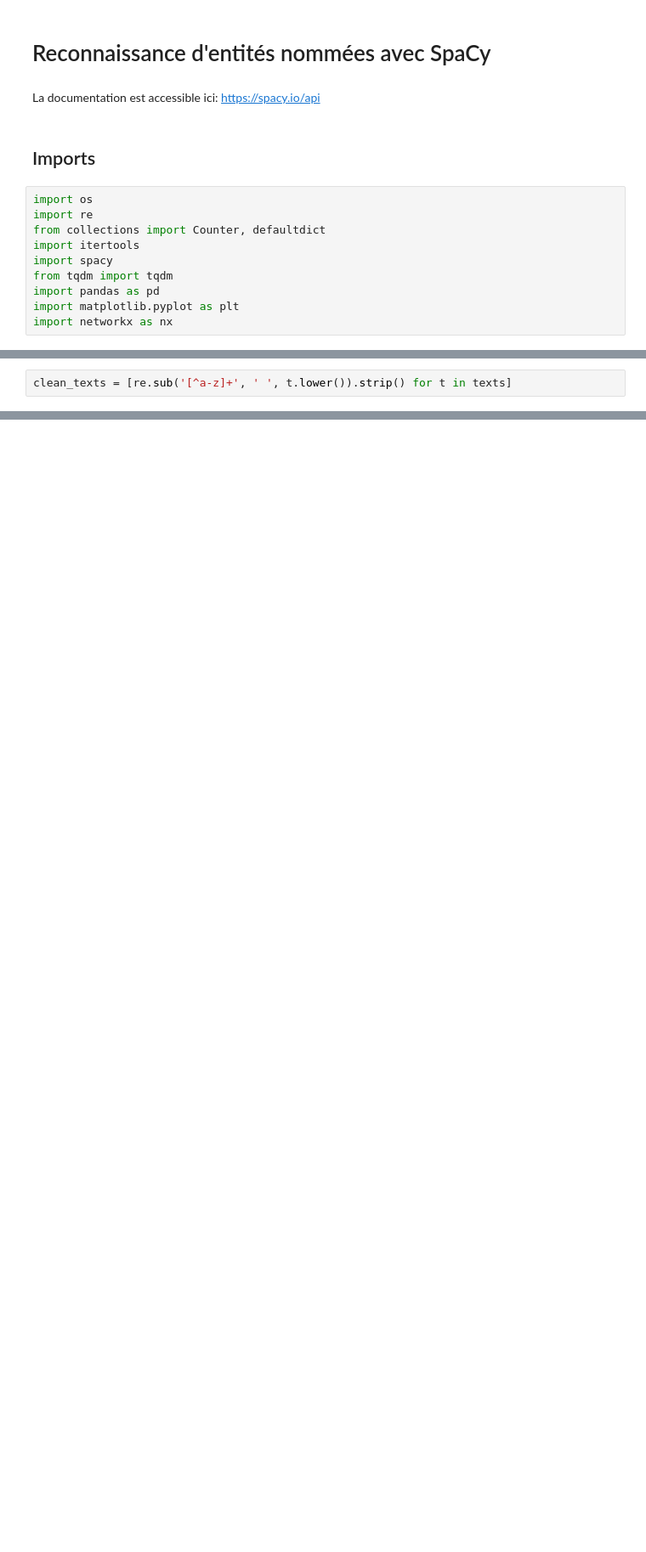
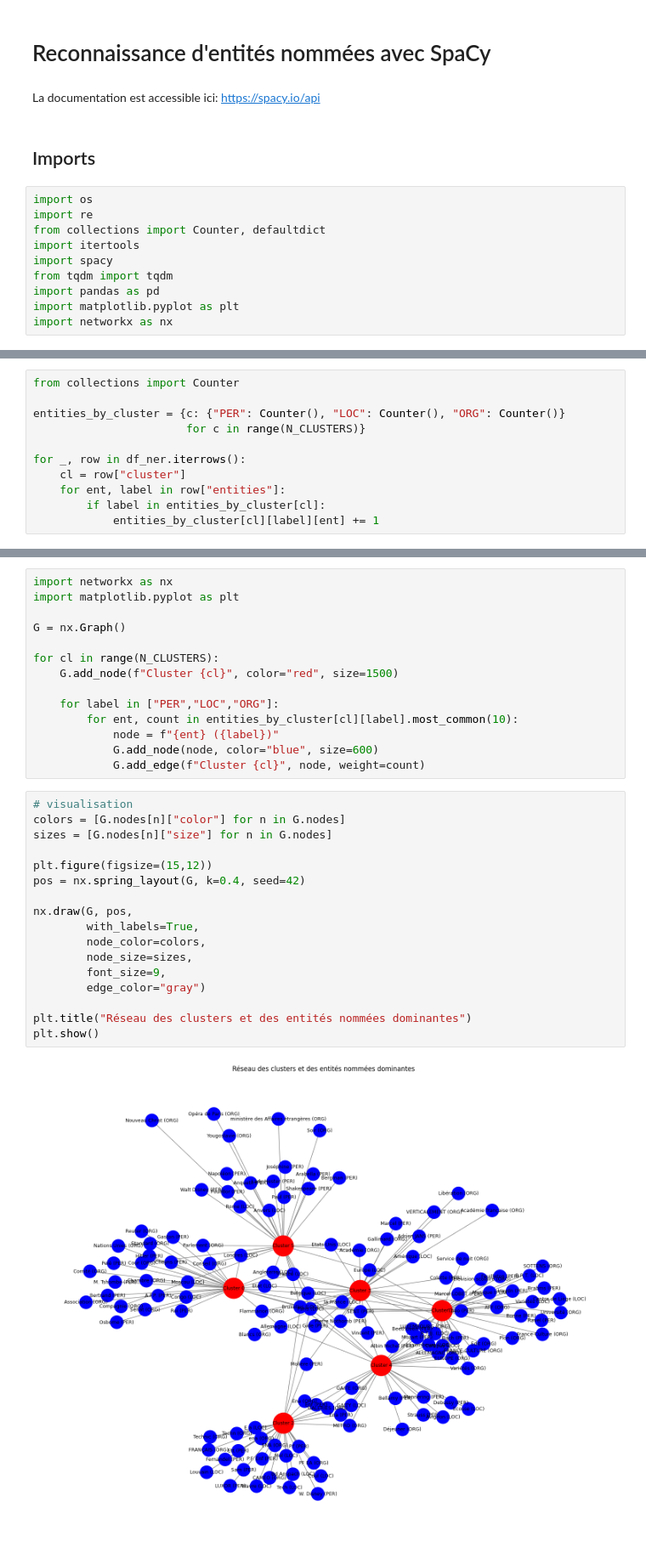
Before and after one commit to IlariaFa/tac, a Jupyter notebook: tps/tp4/s5_ner.ipynb, the cells around one changed output, grey strips where cells are left out. Shown at 85% size. Saved outputs shown, nothing was run; the diff lists cells and outputs as text; blank space fills up the shorter version.

Commit message:
entité nommée

```diff
--- a/tps/tp4/s5_ner.ipynb
+++ b/tps/tp4/s5_ner.ipynb
@@ -319,2 +33,0 @@ From: hilmi-er@dsv.su.se (Hilmi Eren) Subject: Re: ARMENIA SAYS IT COULD SHOOT D
-# %%
-clean_texts = [re.sub('[^a-z]+', ' ', t.lower()).strip() for t in texts]
@@ -416,0 +67,11 @@ plt.show()
+# %%
+from collections import Counter
+
+entities_by_cluster = {c: {"PER": Counter(), "LOC": Counter(), "ORG": Counter()}
+                       for c in range(N_CLUSTERS)}
+
+for _, row in df_ner.iterrows():
+    cl = row["cluster"]
+    for ent, label in row["entities"]:
+        if label in entities_by_cluster[cl]:
+            entities_by_cluster[cl][label][ent] += 1
@@ -416,0 +109,33 @@ plt.show()
+# %%
+import networkx as nx
+import matplotlib.pyplot as plt
+
+G = nx.Graph()
+
+for cl in range(N_CLUSTERS):
+    G.add_node(f"Cluster {cl}", color="red", size=1500)
+
+    for label in ["PER","LOC","ORG"]:
+        for ent, count in entities_by_cluster[cl][label].most_common(10):
+            node = f"{ent} ({label})"
+            G.add_node(node, color="blue", size=600)
+            G.add_edge(f"Cluster {cl}", node, weight=count)
+# %%
+# visualisation
+colors = [G.nodes[n]["color"] for n in G.nodes]
+sizes = [G.nodes[n]["size"] for n in G.nodes]
+
+plt.figure(figsize=(15,12))
+pos = nx.spring_layout(G, k=0.4, seed=42)
+
+nx.draw(G, pos,
+        with_labels=True,
+        node_color=colors,
+        node_size=sizes,
+        font_size=9,
+        edge_color="gray")
+
+plt.title("Réseau des clusters et des entités nommées dominantes")
+plt.show()
+# %% [output]
+[figure, added]
```
Also changed, not shown: parts of 27 cells of this notebook, 2 other files.
